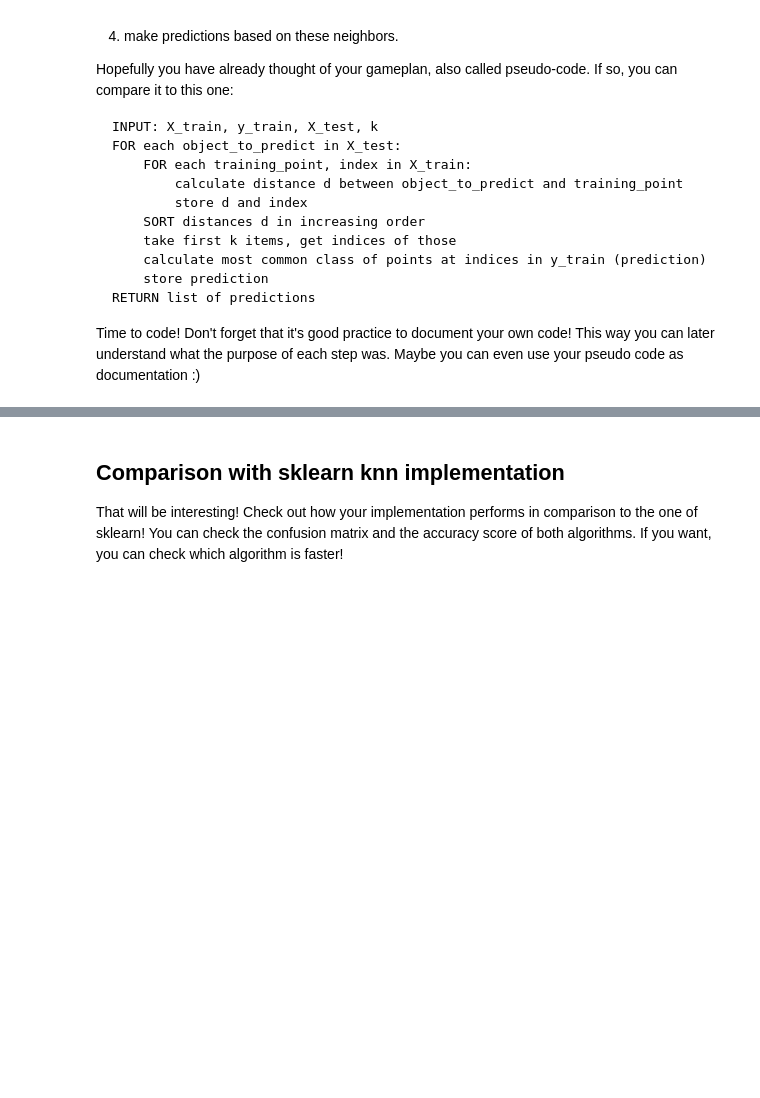
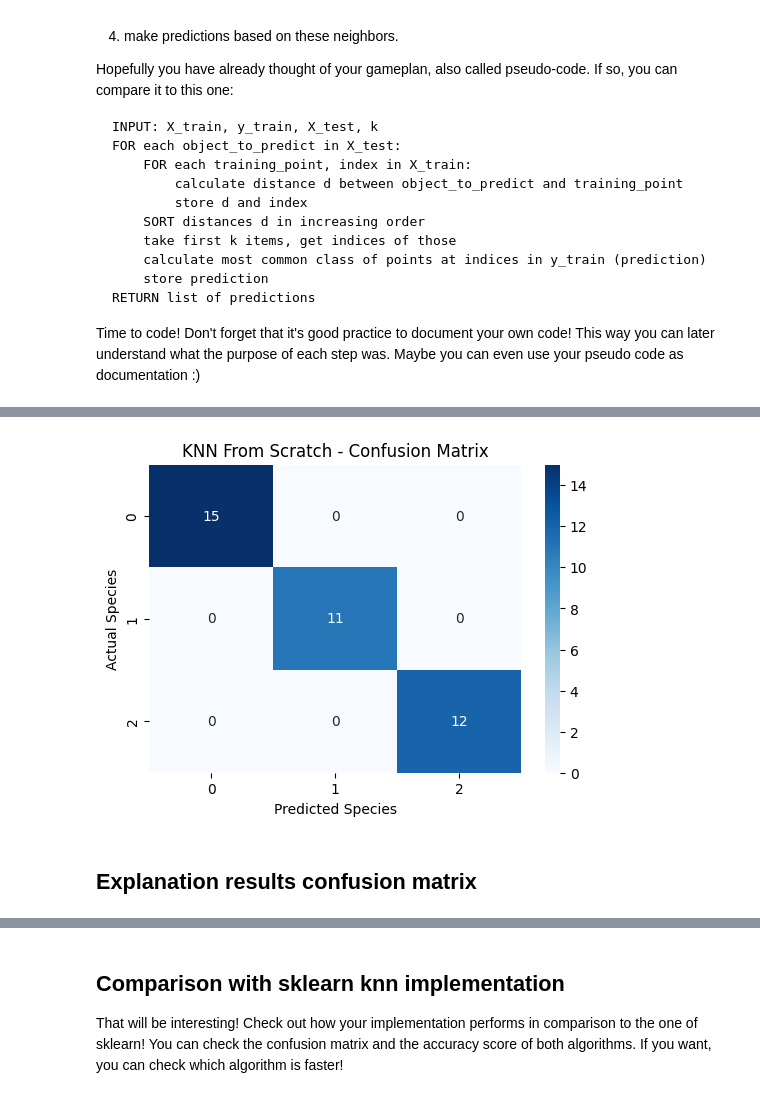
Before and after one commit to TH41NGUY3N/fork-ds-distance-metrics-knn, a Jupyter notebook: 5_KNN_from_scratch.ipynb, the cells around one changed output, grey strips where cells are left out. Cells and saved outputs as stored; diff of their text form; code cells hidden in the pictures; blank space fills up the shorter version.

```diff
--- a/5_KNN_from_scratch.ipynb
+++ b/5_KNN_from_scratch.ipynb
@@ -42,0 +71,3 @@ df = pd.read_csv("data/iris.csv")
+# %%
+# Train test split
+X_train, X_test, y_train, y_test = train_test_split(X, y, test_size=0.25, random_state=42)
@@ -56,0 +99,6 @@ In general, it's probably a good idea to normalize the data at a minimum. Here's
+# %%
+# Implemented own distance function
+
+def calculate_distance(point1, point2):
+    # This calculates the straight-line (Euclidean) distance between two points
+    return distance.euclidean(point1, point2)
@@ -88,0 +235,12 @@ Maybe you can even use your pseudo code as documentation :)
+# %%
+# 1. First, run your function and save the results
+y_pred = knn_predict_from_scratch(X_train, y_train, X_test, k=5)
+
+# 2. Print a quick header
+print("Actual  |  Predicted")
+print("--------------------")
+
+# 3. Zip them together and print (we'll just do the first 15 so it doesn't flood your screen)
+for actual, predicted in zip(y_test[:15], y_pred[:15]):
+    # The :<7 is just string formatting to keep the columns perfectly aligned!
+    print(f"{actual:<7} |  {predicted}")
@@ -88,0 +288,28 @@ Maybe you can even use your pseudo code as documentation :)
+# %%
+import seaborn as sns
+import matplotlib.pyplot as plt
+from sklearn.metrics import confusion_matrix
+
+# 1. Generate the raw confusion matrix
+cm = confusion_matrix(y_test, y_pred)
+
+# 2. Set up the matplotlib figure size
+plt.figure(figsize=(6, 4))
+
+# 3. Draw the heatmap
+# annot=True puts the numbers inside the boxes
+# fmt='d' ensures the numbers are printed as whole integers
+# cmap="Blues" gives it a nice blue color scheme
+sns.heatmap(cm, annot=True, fmt='d', cmap="Blues")
+
+# 4. Add helpful labels so you know what you are looking at
+plt.xlabel('Predicted Species')
+plt.ylabel('Actual Species')
+plt.title('KNN From Scratch - Confusion Matrix')
+
+# 5. Show the plot
+plt.show()
+# %% [output]
+[figure, added]
+# %% [markdown]
+## Explanation results confusion matrix
```
Also changed, not shown: parts of 26 cells of this notebook.
